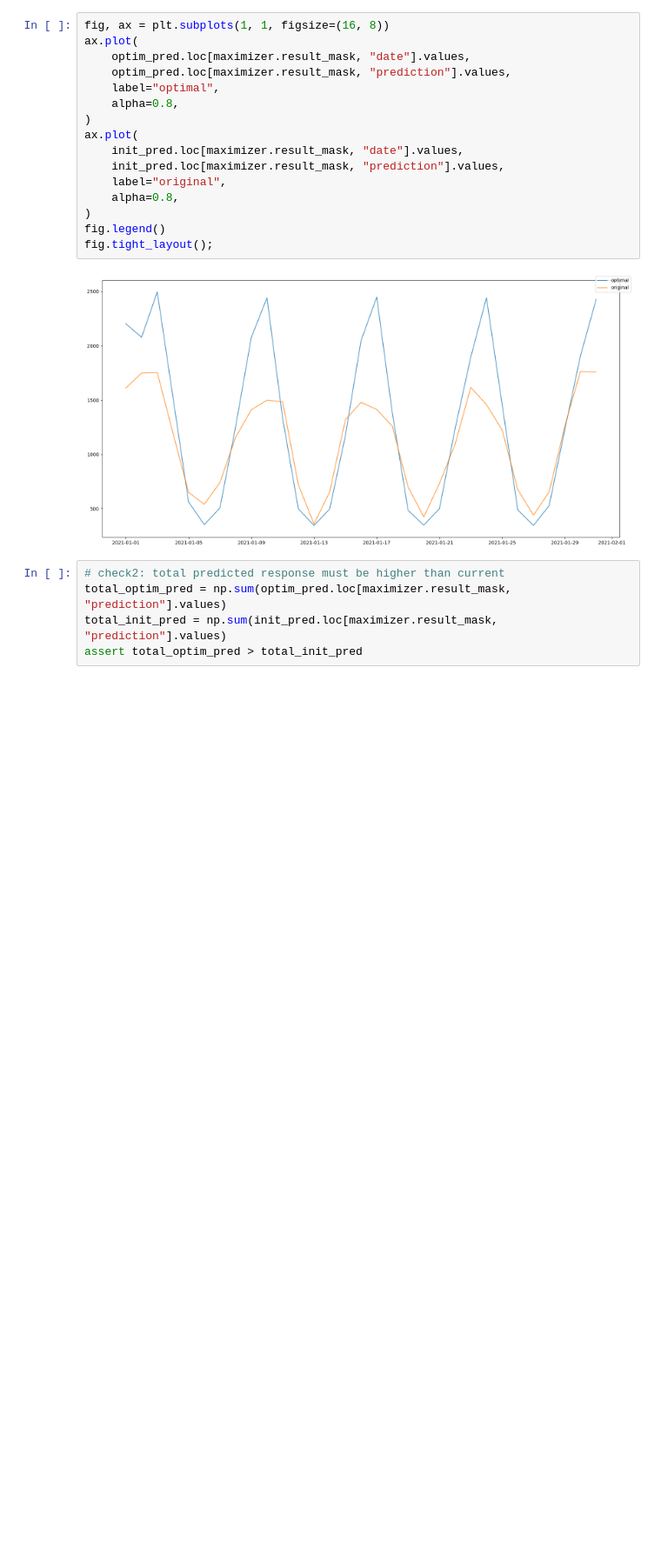
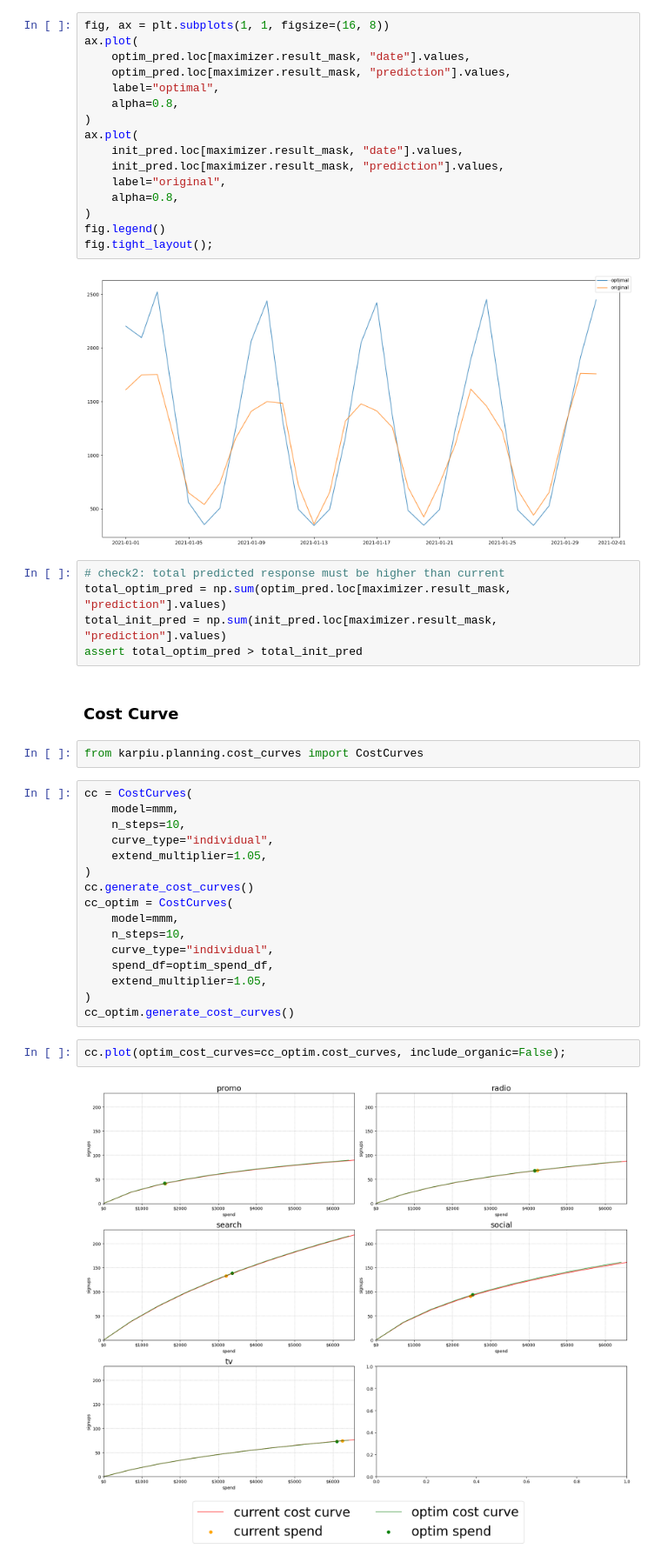
Before and after one commit to edwinnglabs/karpiu, a Jupyter notebook: docs/examples/target_max.ipynb, the cells around one changed output. Shown at 87% size. Drawn from its saved outputs; the diff is of its cells as text; blank space fills up the shorter version.

```diff
--- a/docs/examples/target_max.ipynb
+++ b/docs/examples/target_max.ipynb
@@ -144,3 +146,27 @@ fig.tight_layout();
 total_optim_pred = np.sum(optim_pred.loc[maximizer.result_mask, "prediction"].values)
 total_init_pred = np.sum(init_pred.loc[maximizer.result_mask, "prediction"].values)
 assert total_optim_pred > total_init_pred
+# %% [markdown]
+### Cost Curve
+# %%
+from karpiu.planning.cost_curves import CostCurves
+# %%
+cc = CostCurves(
+    model=mmm,
+    n_steps=10,
+    curve_type="individual",
+    extend_multiplier=1.05,
+)
+cc.generate_cost_curves()
+cc_optim = CostCurves(
+    model=mmm,
+    n_steps=10,
+    curve_type="individual",
+    spend_df=optim_spend_df,
+    extend_multiplier=1.05,
+)
+cc_optim.generate_cost_curves()
+# %%
+cc.plot(optim_cost_curves=cc_optim.cost_curves, include_organic=False);
+# %% [output]
+[figure, added]
```
Also changed, not shown: parts of 4 cells of this notebook, 5 other files.
